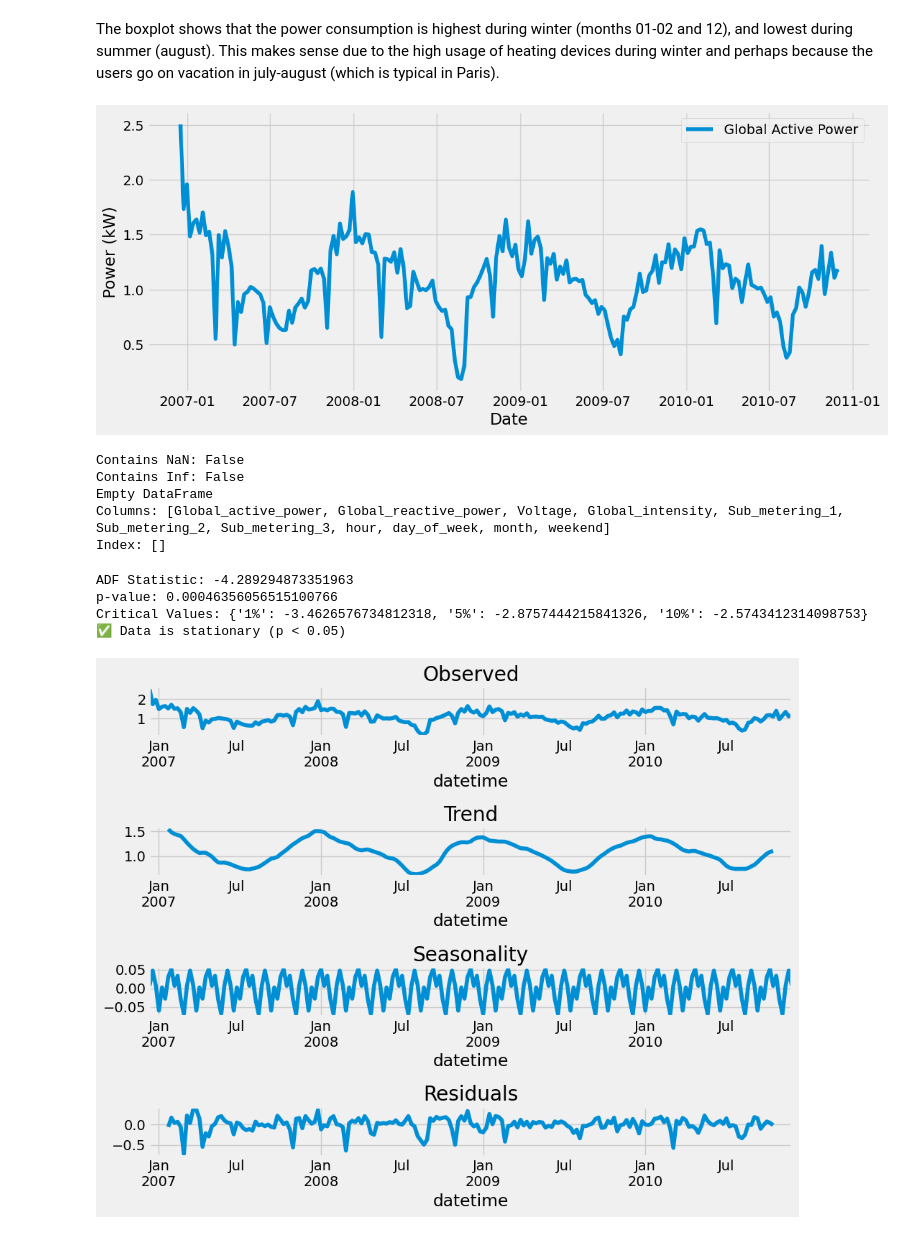
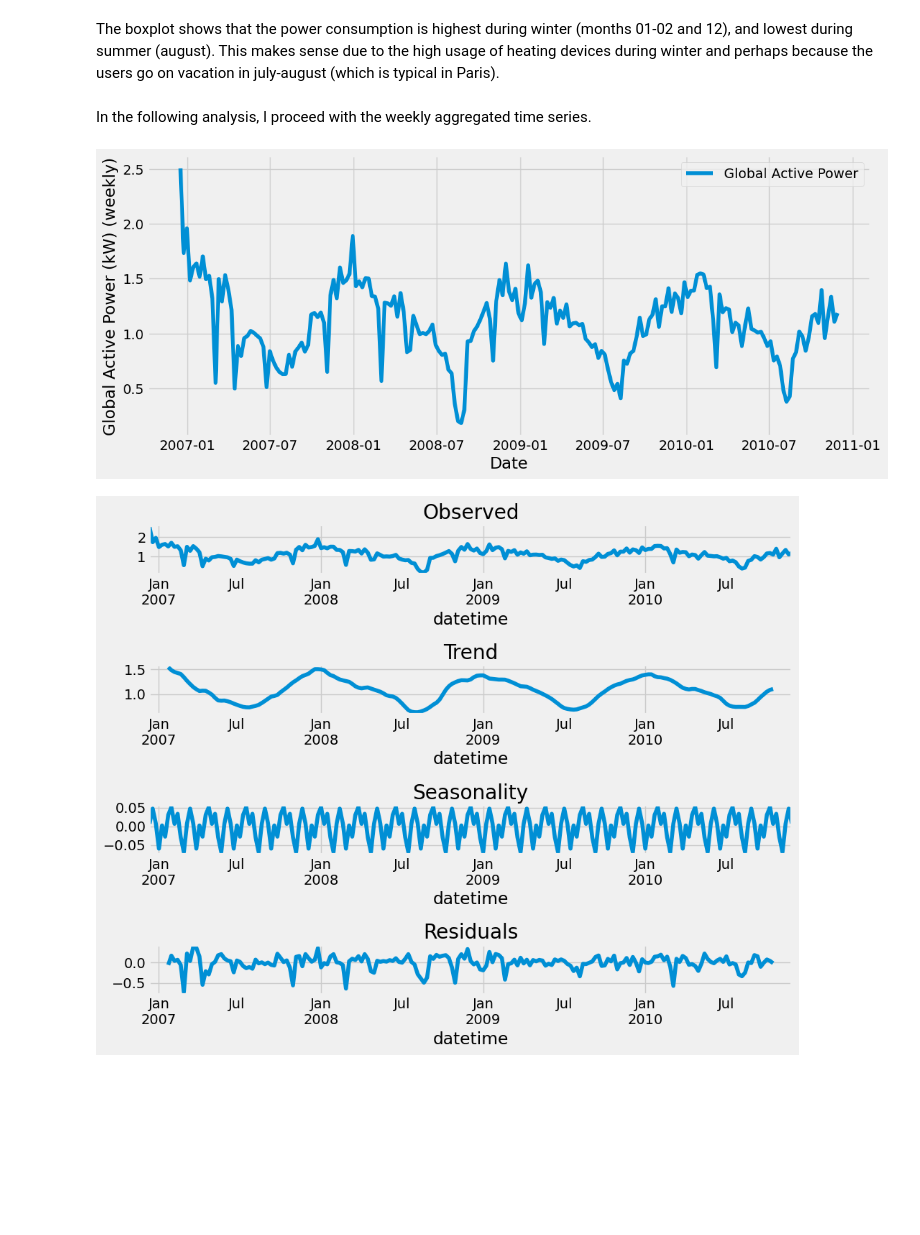
Before and after one commit to Iheb-prepa/Individual-Household-Electric-Power-Consumption, a Jupyter notebook: power_cons_forecasting.ipynb, the cells around one changed output. Cells and saved outputs as stored; diff of their text form; code cells hidden in the pictures; blank space fills up the shorter version.

```diff
--- a/power_cons_forecasting.ipynb
+++ b/power_cons_forecasting.ipynb
@@ -113,3 +43,6 @@ df_resampled = df_resampled.interpolate()
+# %%
+df_resampled = df.resample('W').mean()  # Aggregates to weekly average
+df_resampled = df_resampled.interpolate() # interpolate missing values
 # %%
 import matplotlib.pyplot as plt
 
@@ -189,12 +119,14 @@ plt.show()
 [figure]
 # %% [markdown]
 The boxplot shows that the power consumption is highest during winter (months 01-02 and 12), and lowest during summer (august). This makes sense due to the high usage of heating devices during winter and perhaps because the users go on vacation in july-august (which is typical in Paris).
+# %% [markdown]
+In the following analysis, I proceed with the weekly aggregated time series.
 # %%
 plt.figure(figsize=(12, 5))
 plt.plot(df_resampled.index, df_resampled['Global_active_power'], label='Global Active Power')
 plt.xlabel('Date')
-plt.ylabel('Power (kW)')
+plt.ylabel('Global Active Power (kW) (weekly)')
 plt.legend()
 plt.show()
 # %% [output]
-[figure, old version]
+[figure, new version]
@@ -206,33 +133,3 @@ plt.show()
-# %%
-has_na = df_resampled.isna().any().any()  # Checks for NaN
-has_inf = np.isinf(df_resampled).any().any()  # Checks for Inf
-
-print(f"Contains NaN: {has_na}")  # Output: True
-print(f"Contains Inf: {has_inf}")  # Output: True
-df_filtered = df_resampled[(df_resampled.isna()).any(axis=1)]
-print(df_filtered)
-# %% [output]
-Contains NaN: False
-Contains Inf: False
-Empty DataFrame
-Columns: [Global_active_power, Global_reactive_power, Voltage, Global_intensity, Sub_metering_1, Sub_metering_2, Sub_metering_3, hour, day_of_week, month, weekend]
-Index: []
-# %%
-# Test stationarity on Global_active_power
-result = adfuller(df_resampled['Global_active_power'])
-print(f'ADF Statistic: {result[0]}')
-print(f'p-value: {result[1]}')
-print('Critical Values:', result[4])
-
-if result[1] < 0.05:
-    print("✅ Data is stationary (p < 0.05)")
-else:
-    print("❌ Data is NOT stationary (p >= 0.05)")
-# %% [output]
-ADF Statistic: -4.289294873351963
-p-value: 0.00046356056515100766
-Critical Values: {'1%': -3.4626576734812318, '5%': -2.8757444215841326, '10%': -2.5743412314098753}
-✅ Data is stationary (p < 0.05)
 # %%
 from statsmodels.tsa.seasonal import seasonal_decompose
 
```
Also changed, not shown: parts of 31 cells of this notebook.
